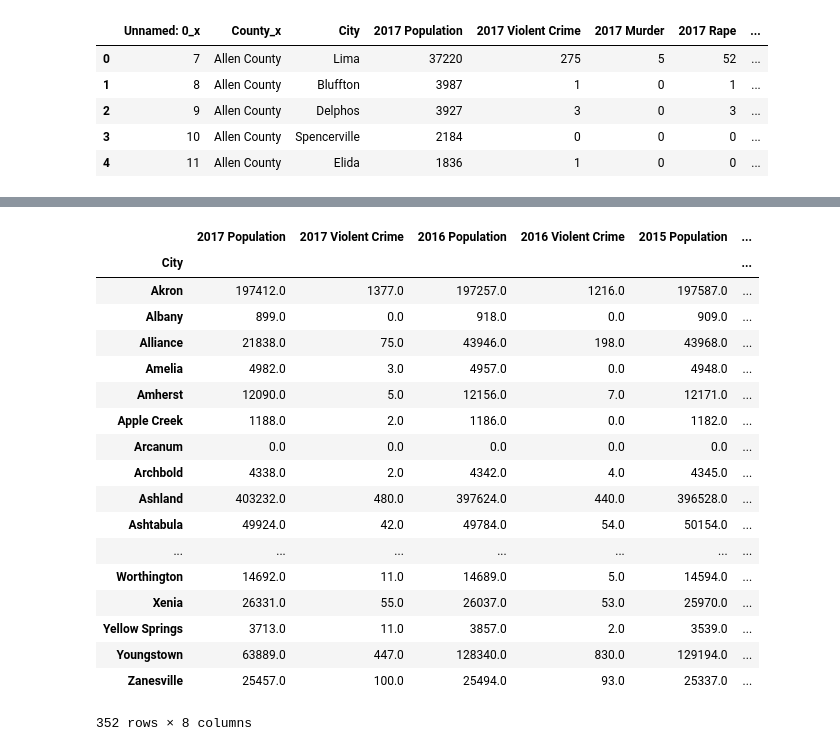
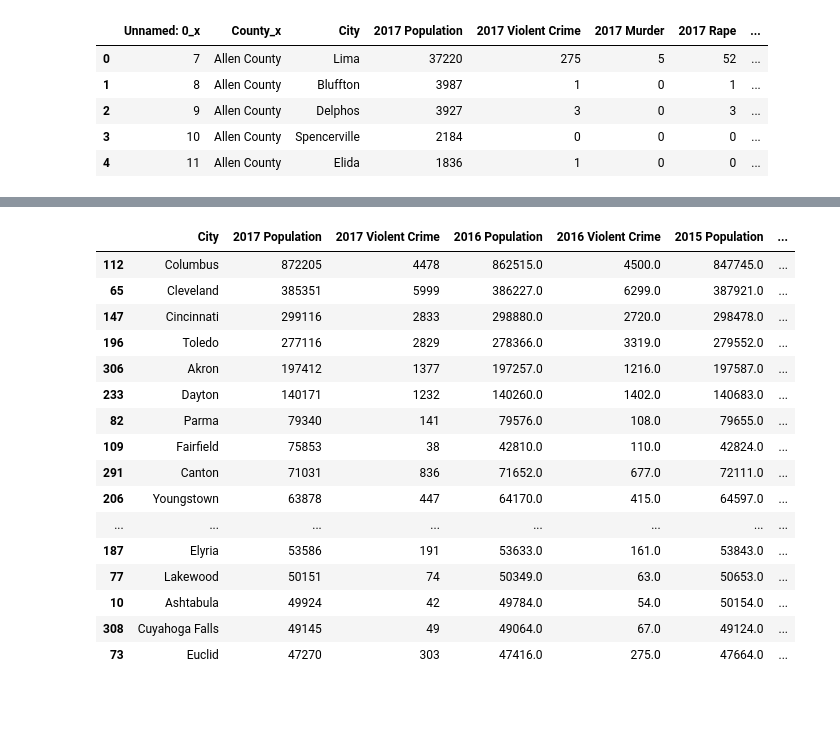
Before and after one commit to taylorbreychak/Project-1, a Jupyter notebook: Merged_Crime_Code.ipynb, the cells around one changed output, grey strips where cells are left out. Drawn from its saved outputs; the diff is of its cells as text; code cells hidden in the pictures; blank space fills up the shorter version.

```diff
--- a/Merged_Crime_Code.ipynb
+++ b/Merged_Crime_Code.ipynb
@@ -85,20 +65,38 @@ combined_crime_df.head()
 # %%
 # Merge our newly combined dataframe with the 2015 dataframe
 
-combined_crime_df = pd.merge(combined_crime_df, OHcrime_2015_df, how = 'outer', on="City")
+combined_crime_df = pd.merge(combined_crime_df, OHcrime_2015_df, how = 'left', on="City")
 combined_crime_df = combined_crime_df.rename(columns={"POPULATION":"2015 Population",
                                                         "VIOLENT CRIME":"2015 Violent Crime",
                                                         "MURDER":"2015 Murder", "RAPE": "2015 Rape",
                                                         "ROBBERY": "2015 Robbery", "AGGRAVATED ASSAULT":
                                                         "2015 Aggravated Assault"})
 
-combined_crime_df = pd.merge(combined_crime_df, OHcrime_2014_df, how = 'outer', on="City")
+combined_crime_df = pd.merge(combined_crime_df, OHcrime_2014_df, how = 'left', on="City")
 combined_crime_df = combined_crime_df.rename(columns={"POPULATION":"2014 Population",
                                                       "VIOLENT CRIME":"2014 Violent Crime",
                                                       "MURDER":"2014 Murder", "RAPE": "2014 Rape",
                                                       "ROBBERY": "2014 Robbery", "AGGRAVATED ASSAULT":
                                                     "2014 Aggravated Assault"})
+
+combined_crime_df = pd.merge(combined_crime_df, OHcrime_2013_df, how = 'left', on="City")
 combined_crime_df
+combined_crime_df = combined_crime_df.rename(columns={"POPULATION":"2013 Population",
+                                                       "VIOLENT CRIME":"2013 Violent Crime",
+                                                       "MURDER":"2013 Murder", "RAPE": "2013 Rape",
+                                                       "ROBBERY": "2013 Robbery", "AGGRAVATED ASSAULT":
+                                                     "2013 Aggravated Assault"})
+combined_crime_df = pd.merge(combined_crime_df, OHcrime_2012_df, how = 'left', on="City")
+combined_crime_df = combined_crime_df.rename(columns={"POPULATION":"2012 Population",
+                                                       "VIOLENT CRIME":"2012 Violent Crime",
+                                                       "MURDER":"2012 Murder", "RAPE": "2012 Rape",
+                                                       "ROBBERY": "2012 Robbery", "AGGRAVATED ASSAULT":
+                                                     "2012 Aggravated Assault"})
 
+#combined_crimeGrouped = combined_crime_df.groupby("City")
+#combined_crime_df= combined_crimeGrouped.sum()
+#combined_crime_df=combined_crime_df.reset_index()
 combined_crime_df.to_csv("Resources/CrimeData_merged.csv")
-# #combined_crime_df.columns
+#combined_crime_df
+combined_crime_df=combined_crime_df.sort_values("2017 Population", ascending=False)
+combined_crime_df
@@ -105,35 +122,31 @@ combined_crime_df.to_csv("Resources/CrimeData_merged.csv")
 # %%
-violent_crimetable = combined_crime_df[['City','County_x','2017 Population', '2017 Violent Crime',
+Final_CrimeRateData = combined_crime_df[['City','2017 Population', '2017 Violent Crime',
          '2016 Population', '2016 Violent Crime', '2015 Population', '2015 Violent Crime', '2014 Population', '2014 Violent Crime']]
 
-violent_crimetableGrouped = violent_crimetable.groupby("City")
-Final_CrimeRateData= violent_crimetableGrouped.sum()
-Final_CrimeRateData
+# violent_crimetableGrouped = violent_crimetable.groupby("City")
+# Final_CrimeRateData= violent_crimetableGrouped.sum()
+Final_CrimeRateData.head(20)
 #new_df = pd.DataFrame(violent_crimetableGrouped["2017 Population", "2017 Violent Crime", "2016 Population", "2016 Violent
                       #Crime"].sum()
-
 #DataFrame without City duplicates:
-Final_CrimeRateData
 # %% [output]
-|  | 2017 Population | 2017 Violent Crime | 2016 Population | 2016 Violent Crime | 2015 Population | ... |
-| City |  |  |  |  |  | ... |
-| Akron | 197412.0 | 1377.0 | 197257.0 | 1216.0 | 197587.0 | ... |
-| Albany | 899.0 | 0.0 | 918.0 | 0.0 | 909.0 | ... |
-| Alliance | 21838.0 | 75.0 | 43946.0 | 198.0 | 43968.0 | ... |
-| Amelia | 4982.0 | 3.0 | 4957.0 | 0.0 | 4948.0 | ... |
-| Amherst | 12090.0 | 5.0 | 12156.0 | 7.0 | 12171.0 | ... |
-| Apple Creek | 1188.0 | 2.0 | 1186.0 | 0.0 | 1182.0 | ... |
-| Arcanum | 0.0 | 0.0 | 0.0 | 0.0 | 0.0 | ... |
-| Archbold | 4338.0 | 2.0 | 4342.0 | 4.0 | 4345.0 | ... |
-| Ashland | 403232.0 | 480.0 | 397624.0 | 440.0 | 396528.0 | ... |
-| Ashtabula | 49924.0 | 42.0 | 49784.0 | 54.0 | 50154.0 | ... |
-| ... | ... | ... | ... | ... | ... | ... |
-| Worthington | 14692.0 | 11.0 | 14689.0 | 5.0 | 14594.0 | ... |
-| Xenia | 26331.0 | 55.0 | 26037.0 | 53.0 | 25970.0 | ... |
-| Yellow Springs | 3713.0 | 11.0 | 3857.0 | 2.0 | 3539.0 | ... |
-| Youngstown | 63889.0 | 447.0 | 128340.0 | 830.0 | 129194.0 | ... |
-| Zanesville | 25457.0 | 100.0 | 25494.0 | 93.0 | 25337.0 | ... |
+|  | City | 2017 Population | 2017 Violent Crime | 2016 Population | 2016 Violent Crime | 2015 Population | ... |
+| 112 | Columbus | 872205 | 4478 | 862515.0 | 4500.0 | 847745.0 | ... |
+| 65 | Cleveland | 385351 | 5999 | 386227.0 | 6299.0 | 387921.0 | ... |
+| 147 | Cincinnati | 299116 | 2833 | 298880.0 | 2720.0 | 298478.0 | ... |
+| 196 | Toledo | 277116 | 2829 | 278366.0 | 3319.0 | 279552.0 | ... |
+| 306 | Akron | 197412 | 1377 | 197257.0 | 1216.0 | 197587.0 | ... |
+| 233 | Dayton | 140171 | 1232 | 140260.0 | 1402.0 | 140683.0 | ... |
+| 82 | Parma | 79340 | 141 | 79576.0 | 108.0 | 79655.0 | ... |
+| 109 | Fairfield | 75853 | 38 | 42810.0 | 110.0 | 42824.0 | ... |
+| 291 | Canton | 71031 | 836 | 71652.0 | 677.0 | 72111.0 | ... |
+| 206 | Youngstown | 63878 | 447 | 64170.0 | 415.0 | 64597.0 | ... |
+| ... | ... | ... | ... | ... | ... | ... | ... |
+| 187 | Elyria | 53586 | 191 | 53633.0 | 161.0 | 53843.0 | ... |
+| 77 | Lakewood | 50151 | 74 | 50349.0 | 63.0 | 50653.0 | ... |
+| 10 | Ashtabula | 49924 | 42 | 49784.0 | 54.0 | 50154.0 | ... |
+| 308 | Cuyahoga Falls | 49145 | 49 | 49064.0 | 67.0 | 49124.0 | ... |
+| 73 | Euclid | 47270 | 303 | 47416.0 | 275.0 | 47664.0 | ... |
-352 rows × 8 columns
 # %%
 
 Final_CrimeRateData["Crime Rate 2017"] = ((Final_CrimeRateData["2017 Violent Crime"])/(Final_CrimeRateData["2017 Population"]))*100
```
Also changed, not shown: parts of 4 cells of this notebook.
